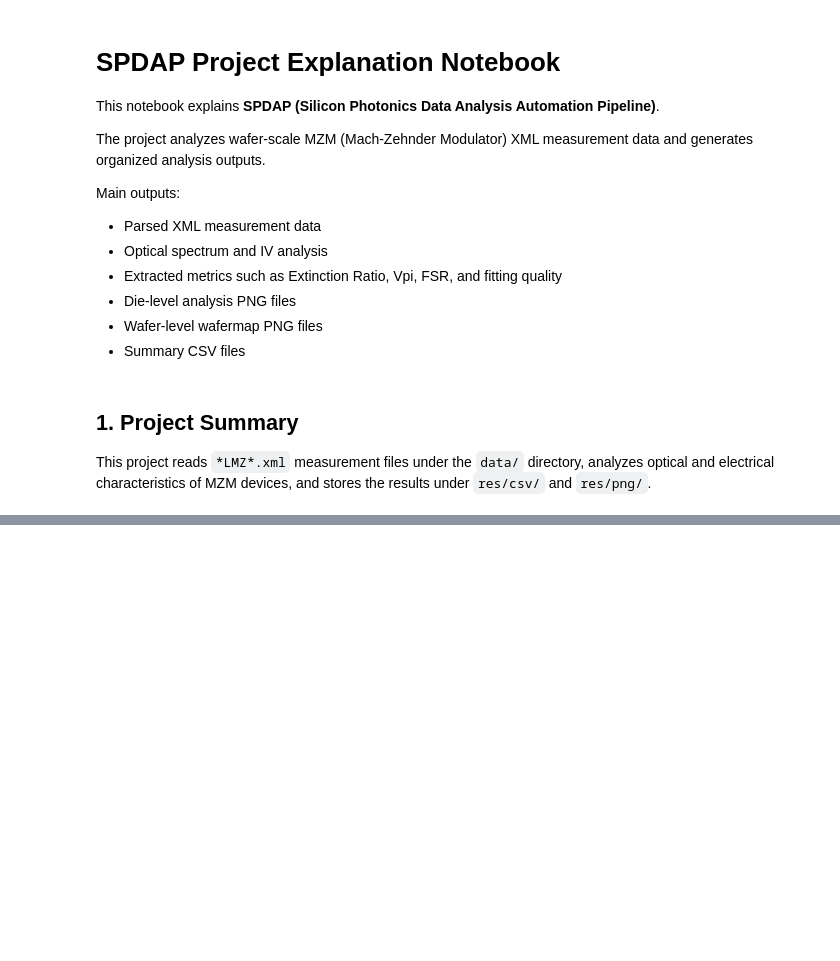
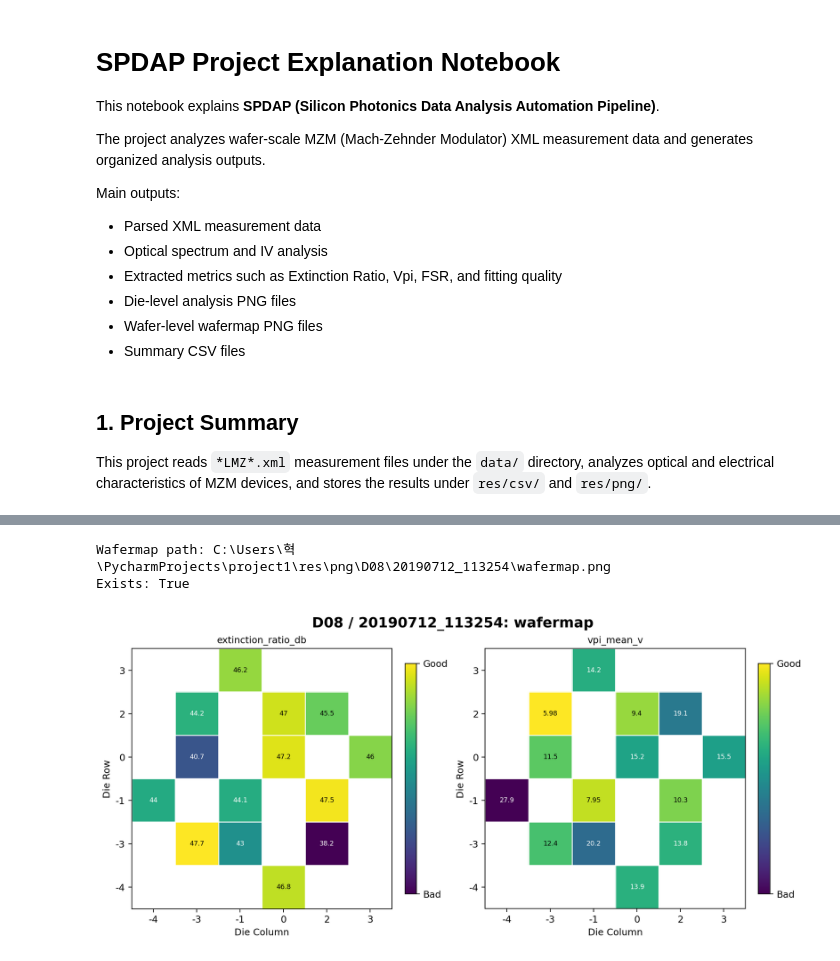
Before and after one commit to dw7566/project, a Jupyter notebook: doc/project_explanation.ipynb, the cells around one changed output, grey strips where cells are left out. Drawn from its saved outputs; the diff is of its cells as text; code cells hidden in the pictures; blank space fills up the shorter version.

```diff
--- a/doc/project_explanation.ipynb
+++ b/doc/project_explanation.ipynb
@@ -385,13 +448,17 @@ The wafermap summarizes die-level performance metrics across wafer positions. It
 # %%
 from pathlib import Path
 from IPython.display import Image, display
 
-wafermap_png = Path("res/png/D08/20190712_113254/wafermap.png")
+wafermap_png = PROJECT_ROOT / "res/png/D08/20190712_113254/wafermap.png"
 
 print("Wafermap path:", wafermap_png)
 print("Exists:", wafermap_png.exists())
 
 if wafermap_png.exists():
     display(Image(filename=str(wafermap_png)))
 else:
     print("Wafermap PNG was not found. Run the full analysis pipeline to generate it.")
+# %% [output]
+Wafermap path: C:\Users\혁\PycharmProjects\project1\res\png\D08\20190712_113254\wafermap.png
+Exists: True
+[figure, added]
```
Also changed, not shown: parts of 37 cells of this notebook.
